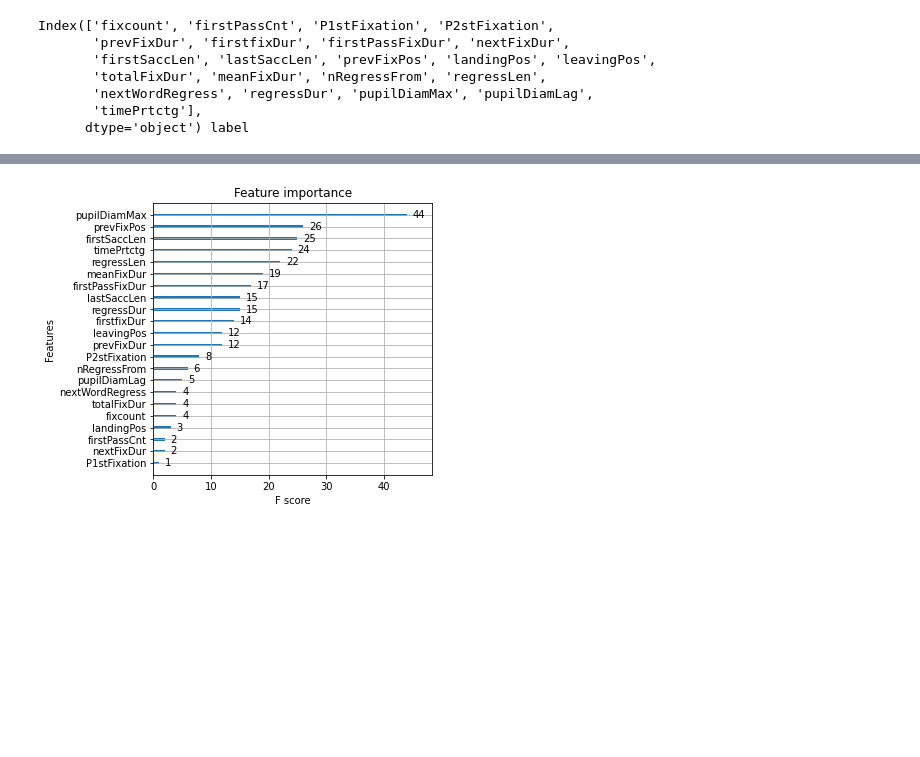
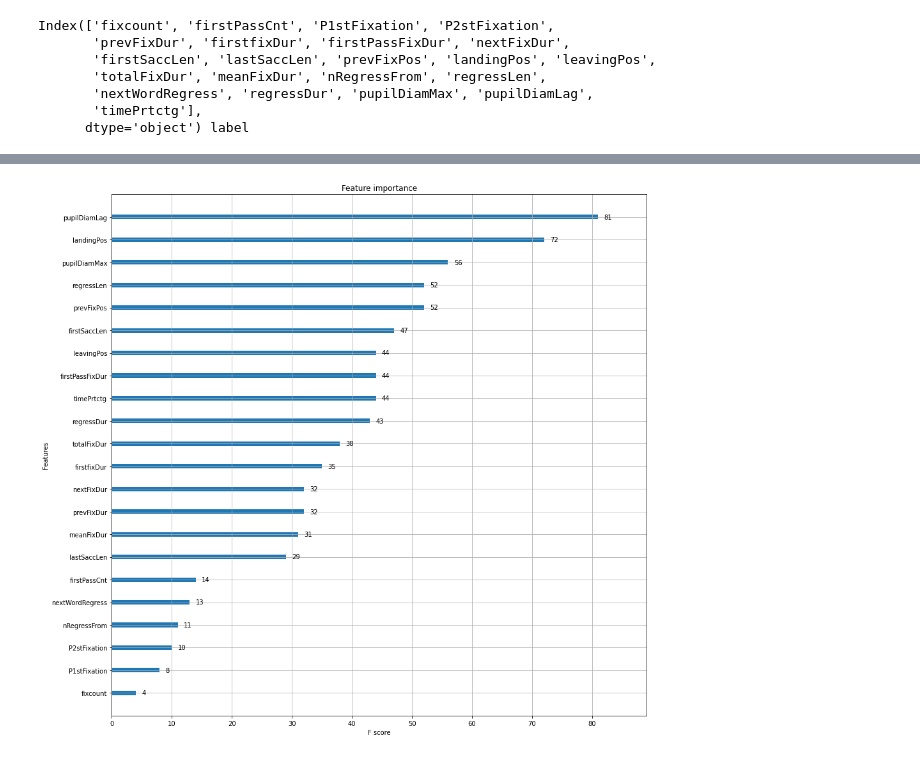
Before and after one commit to wileyw/DeepLearningDemos, a Jupyter notebook: TabularXGBoost/TabularDataXGBoostTutorial.ipynb, the cells around one changed output, grey strips where cells are left out. Saved outputs shown, nothing was run; the diff lists cells and outputs as text; code cells hidden in the pictures; blank space fills up the shorter version.

```diff
--- a/TabularXGBoost/TabularDataXGBoostTutorial.ipynb
+++ b/TabularXGBoost/TabularDataXGBoostTutorial.ipynb
@@ -270,6 +313,8 @@ RMSE: 0.728084
 # %%
-xgb.plot_importance(xg_reg)
+import matplotlib.pyplot as plt
+
+xgb.plot_importance(xg_clsfr)
 plt.rcParams['figure.figsize'] = [15, 15]
 plt.show()
 # %% [output]
-[figure, old version]
+[figure, new version]
```
Also changed, not shown: parts of 11 cells of this notebook.
